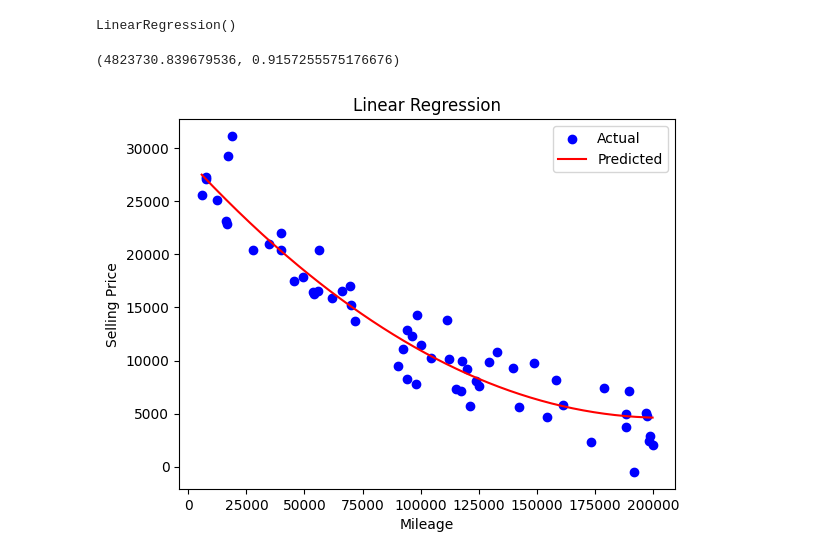
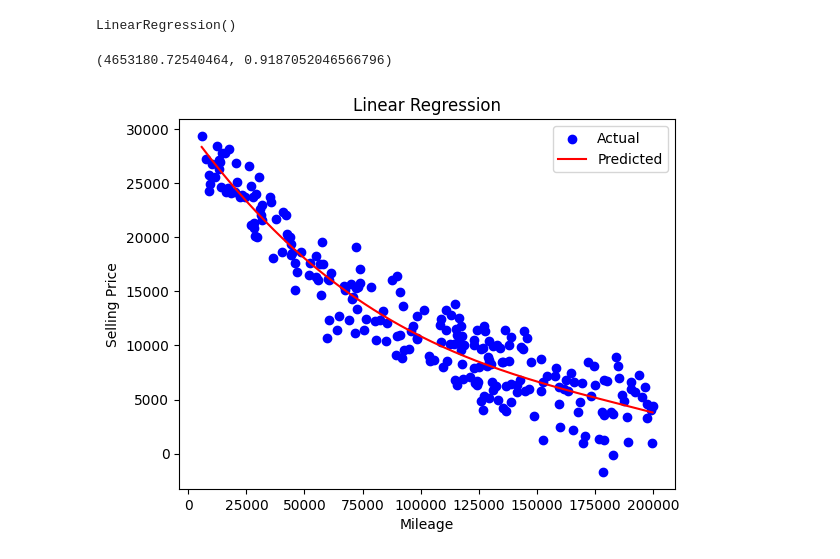
Before and after one commit to rupeshkumarp/ML, a Jupyter notebook: supervised_regression_ml/linear_regression.ipynb, the cells around one changed output. Saved outputs shown, nothing was run; the diff lists cells and outputs as text; code cells hidden in the pictures.

```diff
--- a/supervised_regression_ml/linear_regression.ipynb
+++ b/supervised_regression_ml/linear_regression.ipynb
@@ -193,7 +193,7 @@ x_train,x_test,y_train,y_test=train_test_split(x,y,test_size=0.2,random_state=42
 # %%
 from sklearn.preprocessing import PolynomialFeatures
 # %%
-poly=PolynomialFeatures(degree=2)
+poly=PolynomialFeatures(degree=3)
 x_poly=poly.fit_transform(x_train)
 x_test_poly=poly.transform(x_test)
 # %%
@@ -228,18 +228,18 @@ mse=mean_squared_error(y_test,y_pred)
 r2=r2_score(y_test,y_pred)
 mse,r2
 # %% [output]
-(4823730.839679536, 0.9157255575176676)
+(4653180.72540464, 0.9187052046566796)
 # %%
 x_range=np.linspace(x['mileage'].min(),x['mileage'].max(),300).reshape(-1,1)
 x_range_poly=poly.transform(x_range)
 y_range=model.predict(x_range_poly)
 # %%
-plt.scatter(x_test['mileage'],y_test,color='b',label='Actual')
+plt.scatter(x_train,y_train,color='b',label='Actual')
 plt.plot(x_range[:, 0], y_range, color='r', label='Predicted')
 plt.xlabel('Mileage')
 plt.ylabel('Selling Price')
 plt.title('Linear Regression')
 plt.legend()
 plt.show()
 # %% [output]
-[figure, old version]
+[figure, new version]
```
Also changed, not shown: parts of 2 cells of this notebook, 1 other file.
